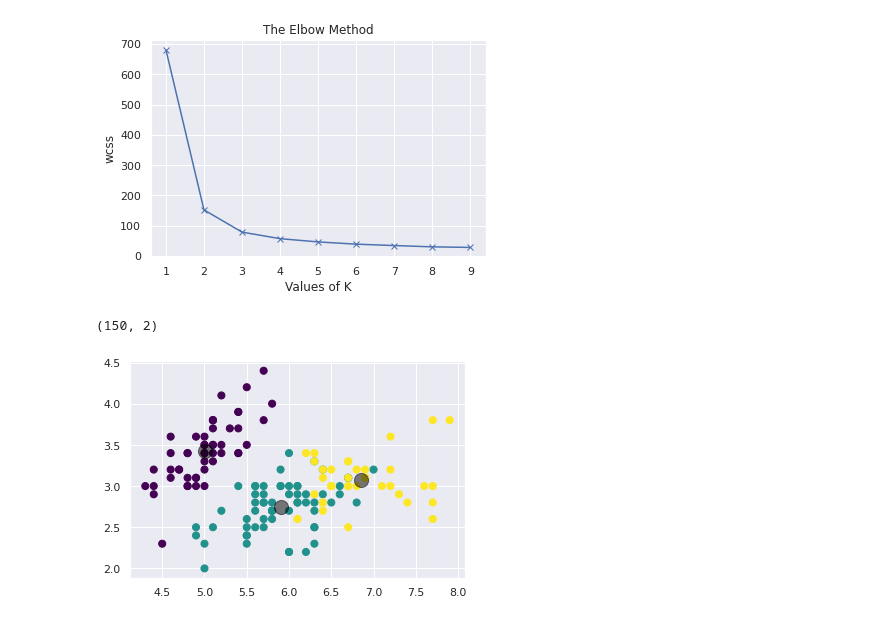
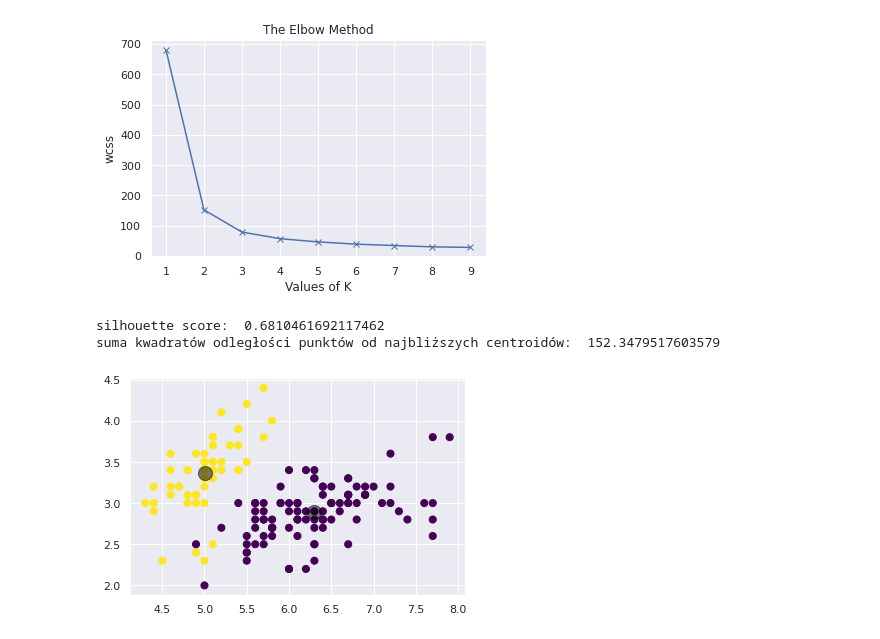
Before and after one commit to s29053/PAD, a Jupyter notebook: EWD_6.ipynb, the cells around one changed output. Cells and saved outputs as stored; diff of their text form; code cells hidden in the pictures.

```diff
--- a/EWD_6.ipynb
+++ b/EWD_6.ipynb
@@ -260,16 +260,20 @@ plt.show()
 # %%
 # Zredukuj dane do 2 wymiarów
 
-pca_1 = PCA(n_components=2)
-iris_pca = pca_1.fit_transform(X)
+kmeans_iris_2 = KMeans(n_clusters=2)
+kmeans_iris_2.fit(X)
+y_kmeans_iris_2 = kmeans_iris_2.predict(X)
-# %%
-iris_pca.shape
-# %% [output]
-(150, 2)
+# %%
+# Jakie są wartości powyższych miat tych dla wybranej liczby klastrów?
+print("silhouette score: ",silhouette_score(X, y_kmeans_iris_2))
+print("suma kwadratów odległości punktów od najbliższych centroidów: ", kmeans_iris_2.inertia_)
+# %% [output]
+silhouette score:  0.6810461692117462
+suma kwadratów odległości punktów od najbliższych centroidów:  152.3479517603579
 # %%
 #  i zwizualizuj klastry.
-plt.scatter(X[:, 0], X[:, 1], c=y_kmeans_iris, s=50, cmap='viridis')
-centers = kmeans_iris.cluster_centers_
+plt.scatter(X[:, 0], X[:, 1], c=y_kmeans_iris_2, s=50, cmap='viridis')
+centers = kmeans_iris_2.cluster_centers_
 plt.scatter(centers[:, 0], centers[:, 1], c='black', s=200, alpha=0.5);
 # %% [output]
-[figure, old version]
+[figure, new version]
```
Also changed, not shown: parts of 4 cells of this notebook.
